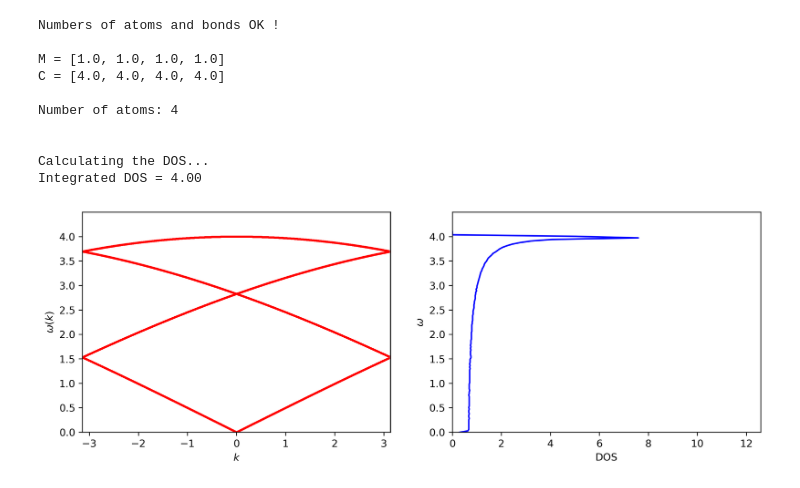
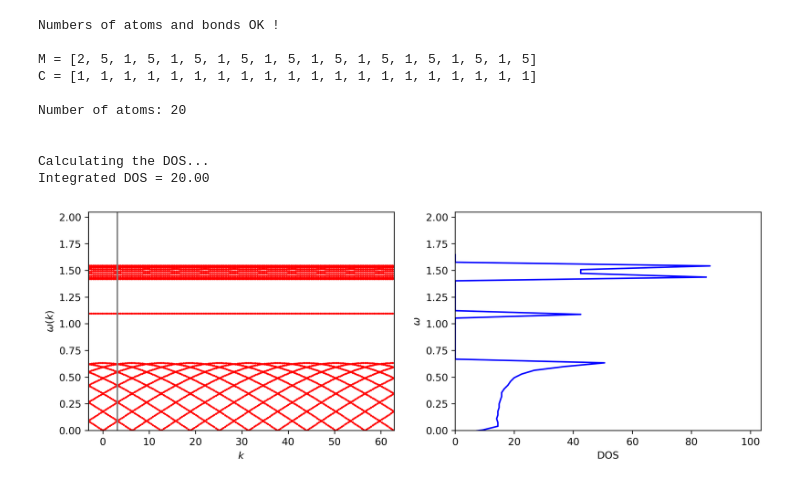
Before and after one commit to slemal-doc/jupyter_notebook_PhyMa, a Jupyter notebook: TP-Vibrations.ipynb, the cells around one changed output. Drawn from its saved outputs; the diff is of its cells as text; code cells hidden in the pictures.

```diff
--- a/TP-Vibrations.ipynb
+++ b/TP-Vibrations.ipynb
@@ -574,16 +670,15 @@ def dos_w(solution,N):
     # Only the solution within the Brillouin zone must be provided
     solution_list = list(flatten(solution))
 
-    dw = 7e-3
-    nw = int(max(solution_list)/dw)
-    w_space = np.linspace(-0.1,max(solution_list)+0.1,nw)
+    dw = 1e-2
+    w_space = np.linspace(-0.1,max(solution_list)+0.1,int(max(solution_list)/dw))
     w_dos = []
 
     for w in w_space:
         wsum = 0.
         for i in solution_list:
-            if i > w-dw and i < w+dw:
-                wsum = wsum + 1
+            if i > w-dw/2 and i < w+dw/2:
+                wsum += 1
         w_dos.append(wsum)
 
     # Normalize the DOS so that the integral over the Brillouin zone is N !
@@ -615,9 +710,7 @@ nk = 4000
 # k points
 kmesh = np.linspace(-N*np.pi/a,N*np.pi/a,nk)
 
-
-eigenvalues = []
-kokay = []
+eigenvalues, kokay = [],[]
 for i in range(N):
     eigenvalues.append([])
     kokay.append([])
@@ -636,9 +729,8 @@ for i in range(N):
 
 print('Calculating the DOS...')
 
-ibz =   np.linspace(-np.pi/a,np.pi/a,nk)
-eigenvalues_ibz = []
-kokay_ibz = []    #
+ibz, eigenvalues_ibz, kokay_ibz =   np.linspace(-np.pi/a,np.pi/a,nk), [], []
+
 for i in range(N):
     eigenvalues_ibz.append([])
     kokay_ibz.append([])
@@ -672,7 +764,7 @@ plt.plot(kokay[2],eigenvalues[2],'mo', ms = 1)
 plt.plot(kmesh, max_w*abs(np.sin(kmesh*a/(2*N))),'k--', label='Monoatomic dispersion')
 
 plt.xlim(-np.pi,np.pi)
-plt.xlabel(r'$k$ $(ang.^{-1})$')
+plt.xlabel(r'$k$')
 plt.ylabel(r'$\omega (k)$')
 plt.ylim(0,max_w+0.2)
 plt.xlim(-np.pi/a,3*np.pi/a)
@@ -741,12 +853,20 @@ from pylab import *
 #                                      #
 ########################################
 
-factor = 4
-if factor %2 > 0:
-    factor = factor - 1
-C = [4.] * factor
-M = [1.] * factor
+factor = 50
+#if factor %2 > 0:
+#    factor = factor - 1
+#C = [4.] * factor
+#M = [1.] * factor
+#for i in range(factor):
+#    if i%2 != 0:
+#        M[i] = 5.
+#M[0] = 2.
 
+M = [1, 5]*10
+C = [1, 1]*10
+
+M[0] = 2
 
 if (len(M) != len(C)):
     print ('Numbers of atoms and bonds not OK ! \nScript stopped')
@@ -807,8 +927,8 @@ def dos_w(solution,N):
     for w in w_space:
         wsum = 0.
         for i in solution_list:
-            if i > w-dw and i < w+dw:
-                wsum = wsum + 1
+            if i > w-dw/2 and i < w+dw/2:
+                wsum += 1
         w_dos.append(wsum)
 
     # Normalize the DOS so that the integral over the Brillouin zone is N !
@@ -836,13 +956,11 @@ print ("")
 #                                      #
 ########################################
 
-nk = 2000 # number of points in the reciprocal space
+nk = 200 # number of points in the reciprocal space
 
 # k points
-kmesh = np.linspace(-np.pi,np.pi,nk)
-
-solution = []
-kokay = []
+kmesh = np.linspace(-np.pi,N*np.pi,nk)
+solution, kokay = [], []
 for i in range(N):
     solution.append([])
     kokay.append([])
@@ -855,16 +973,13 @@ for i in range(N):
             kokay[i].append(k)
 
 # Finding max frequency:
-solution_list = list(flatten(solution))
-max_w = max(solution_list)
+max_w = max(list(flatten(solution)))
 
 # Calculation the DOS
 
 print('Calculating the DOS...')
 
-ibz =   np.linspace(-np.pi/a,np.pi/a,nk)
-solution_ibz = []
-kokay_ibz = []    #
+ibz, solution_ibz, kokay_ibz =   np.linspace(-np.pi/a,np.pi/a,nk), [], []
 for i in range(N):
     solution_ibz.append([])
     kokay_ibz.append([])
@@ -876,44 +991,48 @@ for i in range(N):
             solution_ibz[i].append(np.sqrt(np.real(n[i])))
             kokay_ibz[i].append(k)
 
-results_dos = [dos_w(solution_ibz,N)[0],dos_w(solution_ibz,N)[1], dos_w(solution_ibz,N)[2]]
+results_dos = [dos_w(solution_ibz,N)[0],\
+               dos_w(solution_ibz,N)[1],\
+               dos_w(solution_ibz,N)[2]]
 
 print('Integrated DOS = ' + '%.2f'%(results_dos[2]))
 
 ########################################
 #                                      #
 #     Part 4: Plotting the results     #
 #                                      #
 ########################################
 
 plt.figure(figsize=(12, 4), dpi=300)
 plt.subplot(1,2,1,adjustable='datalim')
 for i in range(N):
     plt.plot(kokay[i],solution[i],'ro',ms=1.)
 
 plt.xlabel(r'$k$')
 plt.ylabel(r'$\omega (k)$')
-plt.xlim(-np.pi/a,np.pi/a)
+plt.xlim(-np.pi/a,N*np.pi/a)
 plt.axvline(x=np.pi/a, c='gray')
+plt.axvline(x=-np.pi/a, c='gray')
 plt.ylim(0,max_w+0.5)
 
 plt.subplot(1,2,2,adjustable='datalim')
 plt.xlabel(r'DOS')
 plt.ylabel(r'$\omega$')
 plt.ylim(0,max_w+0.5)
-plt.xlim(0,max(results_dos[1])+5)
+plt.xlim(0,max(results_dos[1])+max(results_dos[1])/5)
 plt.plot(results_dos[1],results_dos[0], 'b', ms= 0.5)
+plt.savefig("1D_N-atoms_chain_vibrations.pdf")
 
 print ('')
 # %% [output]
 Numbers of atoms and bonds OK !
 
-M = [1.0, 1.0, 1.0, 1.0]
-C = [4.0, 4.0, 4.0, 4.0]
+M = [2, 5, 1, 5, 1, 5, 1, 5, 1, 5, 1, 5, 1, 5, 1, 5, 1, 5, 1, 5]
+C = [1, 1, 1, 1, 1, 1, 1, 1, 1, 1, 1, 1, 1, 1, 1, 1, 1, 1, 1, 1]
 
-Number of atoms: 4
+Number of atoms: 20
 
 
 Calculating the DOS...
-Integrated DOS = 4.00
+Integrated DOS = 20.00
-[figure, old version]
+[figure, new version]
```
Also changed, not shown: parts of 21 cells of this notebook.
